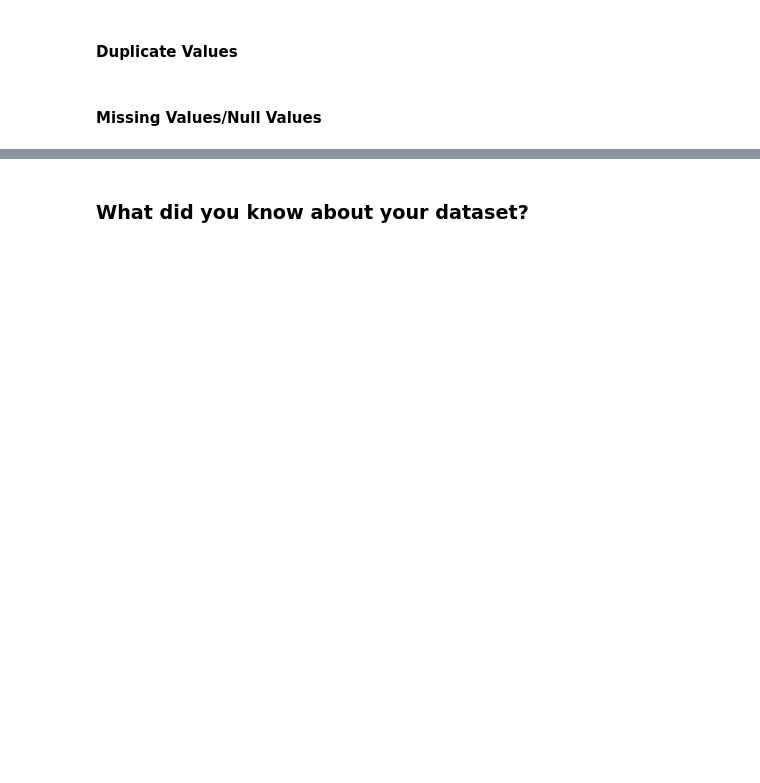
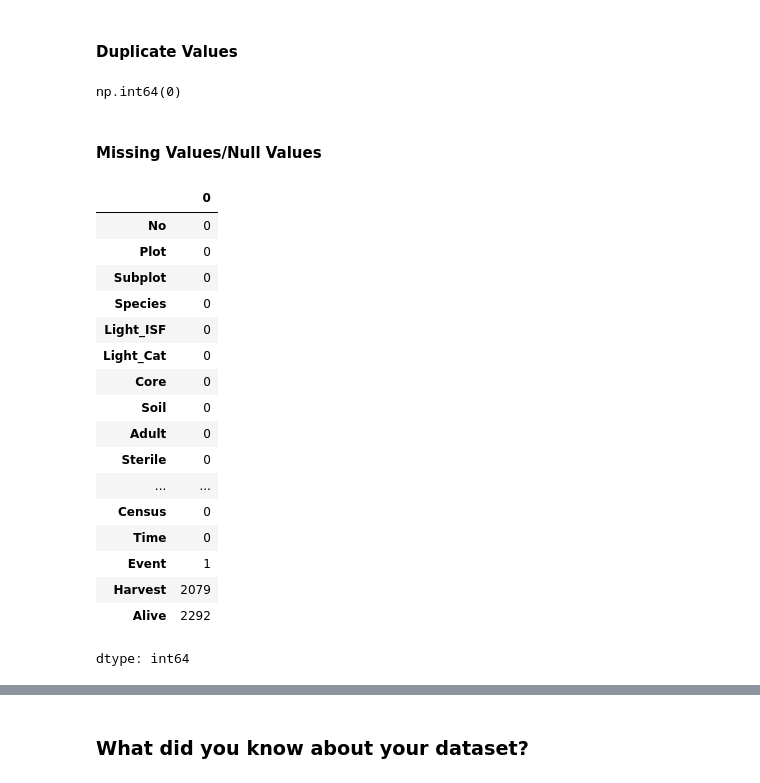
Before and after one commit to SEnvironment/AIML_Winnovation_2026_Classification_Project, a Jupyter notebook: Alok_Tree_Survival_Prediction_Classification_Project.ipynb, the cells around one changed output, grey strips where cells are left out. Saved outputs shown, nothing was run; the diff lists cells and outputs as text; code cells hidden in the pictures; blank space fills up the shorter version.

```diff
--- a/Alok_Tree_Survival_Prediction_Classification_Project.ipynb
+++ b/Alok_Tree_Survival_Prediction_Classification_Project.ipynb
@@ -114,9 +156,32 @@ M - Multivariate Analysis
 #### Duplicate Values
 # %%
 # Dataset Duplicate Value Count
+ts.duplicated().sum()
+# %% [output]
+np.int64(0)
 # %% [markdown]
 #### Missing Values/Null Values
 # %%
 # Missing Values/Null Values Count
+ts.isnull().sum()
+# %% [output]
+|  | 0 |
+| No | 0 |
+| Plot | 0 |
+| Subplot | 0 |
+| Species | 0 |
+| Light_ISF | 0 |
+| Light_Cat | 0 |
+| Core | 0 |
+| Soil | 0 |
+| Adult | 0 |
+| Sterile | 0 |
+| ... | ... |
+| Census | 0 |
+| Time | 0 |
+| Event | 1 |
+| Harvest | 2079 |
+| Alive | 2292 |
+dtype: int64
 # %%
 # Visualizing the missing values
```
Also changed, not shown: parts of 15 cells of this notebook.
